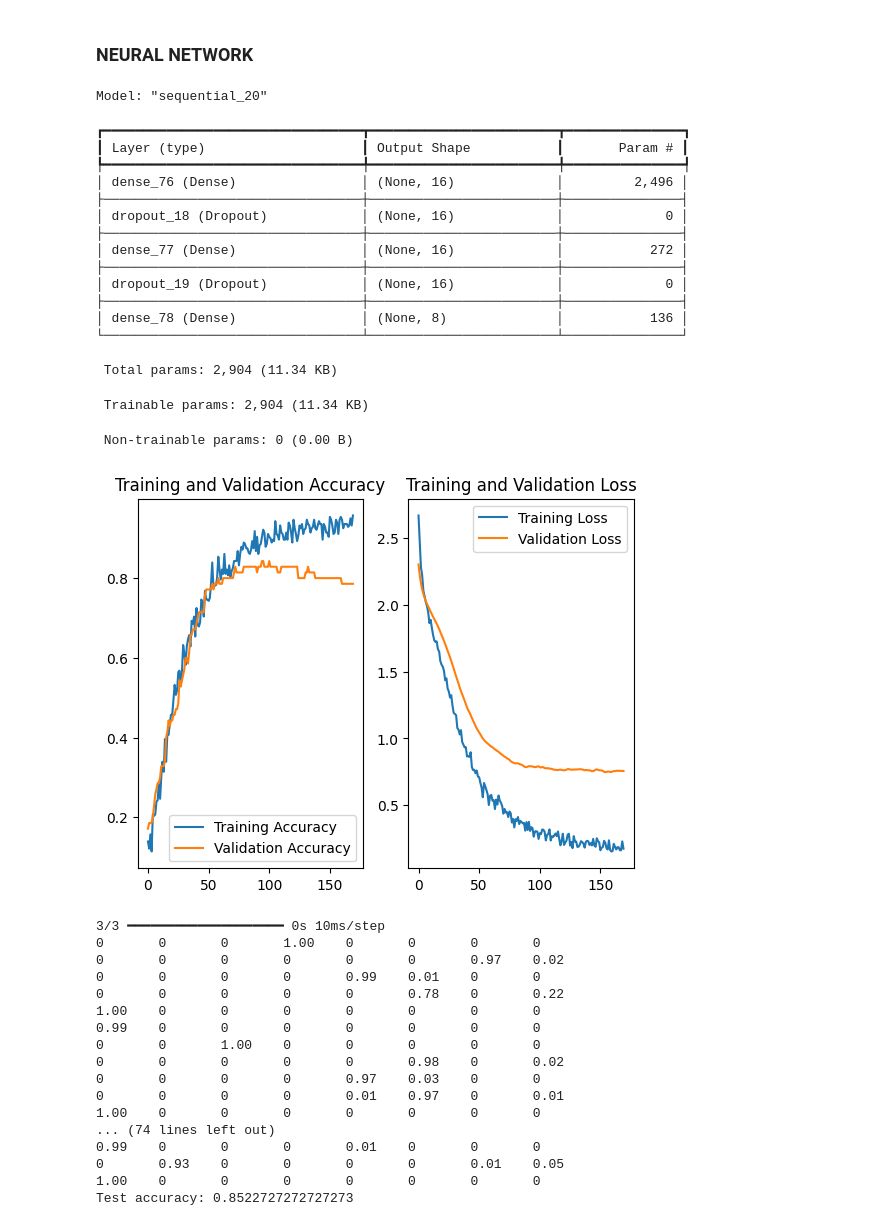
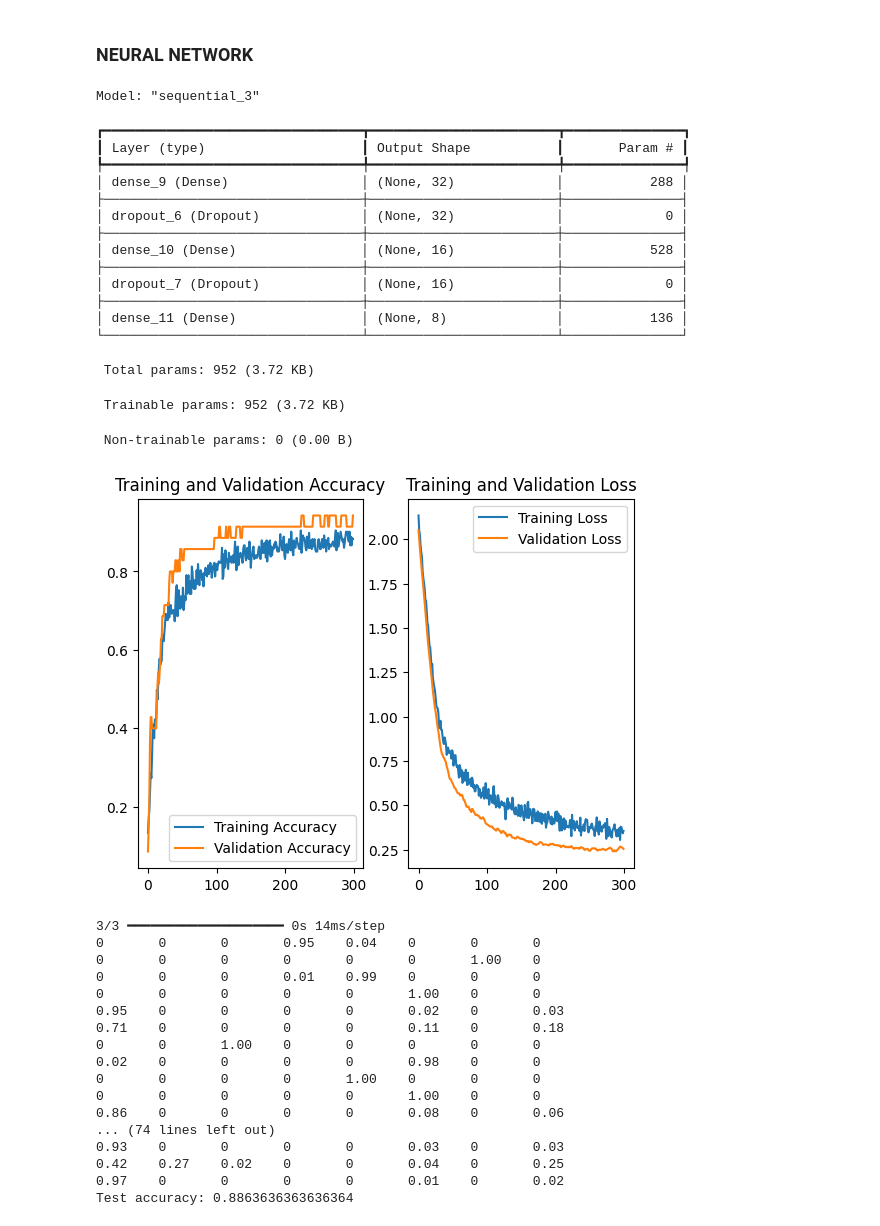
Before and after one commit to eliot-christon/robot-speech-to-speech, a Jupyter notebook: Tools/Evaluation/T4/new_eval.ipynb, the cells around one changed output. Cells and saved outputs as stored; diff of their text form; code cells hidden in the pictures.

```diff
--- a/Tools/Evaluation/T4/new_eval.ipynb
+++ b/Tools/Evaluation/T4/new_eval.ipynb
@@ -245,7 +245,7 @@ SHAPES ===================================
   test_sentence_embeddings    (438, 4096)
   test_sentence_similarity    (5, 438)
 # %%
-X = np.concatenate([X_pca, test_sentence_similarity.T], axis=1)
+X = np.concatenate([X_tsne, test_sentence_similarity.T], axis=1)
 scaler = StandardScaler()
 X = scaler.fit_transform(X)
 y_str = action_df['action']
@@ -300,7 +299,7 @@ Sentence - True Label - Predicted Label
 num_classes = len(y_str.unique())
 
 model = Sequential([
-    layers.Dense(16, activation='relu', input_shape=(X_train.shape[1],)),
+    layers.Dense(32, activation='relu', input_shape=(X_train.shape[1],)),
     layers.Dropout(0.2),
     layers.Dense(16, activation='relu'),
     layers.Dropout(0.2),
@@ -315,8 +314,8 @@ model.summary()
 
 y_train_int = encode_y(y_train, dict_str_num)
 
-epochs = 170
-history = model.fit(X_train, y_train_int, epochs=epochs, validation_split=0.2, verbose=0)
+epochs = 300
+history = model.fit(X_train, y_train_int, epochs=epochs, validation_split=0.1, verbose=0)
 
 
 
@@ -341,56 +340,56 @@ plt.plot(epochs_range, val_loss, label='Validation Loss')
 plt.legend(loc='upper right')
 plt.title('Training and Validation Loss')
 plt.show()
 
 
 
 
 
 y_pred_probas = model.predict(X_test)
 # argmax if proba above threshold, else 'Unknown' (-100)
 pretty_print_matrix(y_pred_probas, num_spaces=4)
 y_pred_int = np.array([np.argmax(probas) if np.max(probas) > 0.3 else dict_str_num["Unknown"] for probas in y_pred_probas])
 y_pred = decode_y(y_pred_int, dict_num_str)
 
 test_accuracy = np.mean(y_pred == y_test)
 print(f"Test accuracy: {test_accuracy}")
 
 plot_confusion_matrix(y_test, y_pred, y_str.unique())
 
 print_bad_predictions(y_test, y_pred, X_test, X)
 # %% [output]
-Model: "sequential_20"
+Model: "sequential_3"
 ┏━━━━━━━━━━━━━━━━━━━━━━━━━━━━━━━━━┳━━━━━━━━━━━━━━━━━━━━━━━━┳━━━━━━━━━━━━━━━┓
 ┃ Layer (type)                    ┃ Output Shape           ┃       Param # ┃
 ┡━━━━━━━━━━━━━━━━━━━━━━━━━━━━━━━━━╇━━━━━━━━━━━━━━━━━━━━━━━━╇━━━━━━━━━━━━━━━┩
-│ dense_76 (Dense)                │ (None, 16)             │         2,496 │
+│ dense_9 (Dense)                 │ (None, 32)             │           288 │
 ├─────────────────────────────────┼────────────────────────┼───────────────┤
-│ dropout_18 (Dropout)            │ (None, 16)             │             0 │
+│ dropout_6 (Dropout)             │ (None, 32)             │             0 │
 ├─────────────────────────────────┼────────────────────────┼───────────────┤
-│ dense_77 (Dense)                │ (None, 16)             │           272 │
+│ dense_10 (Dense)                │ (None, 16)             │           528 │
 ├─────────────────────────────────┼────────────────────────┼───────────────┤
-│ dropout_19 (Dropout)            │ (None, 16)             │             0 │
+│ dropout_7 (Dropout)             │ (None, 16)             │             0 │
 ├─────────────────────────────────┼────────────────────────┼───────────────┤
-│ dense_78 (Dense)                │ (None, 8)              │           136 │
+│ dense_11 (Dense)                │ (None, 8)              │           136 │
 └─────────────────────────────────┴────────────────────────┴───────────────┘
- Total params: 2,904 (11.34 KB)
+ Total params: 952 (3.72 KB)
- Trainable params: 2,904 (11.34 KB)
+ Trainable params: 952 (3.72 KB)
  Non-trainable params: 0 (0.00 B)
-[figure, old version]
+[figure, new version]
-3/3 ━━━━━━━━━━━━━━━━━━━━ 0s 10ms/step
-0       0       0       1.00    0       0       0       0
-0       0       0       0       0       0       0.97    0.02
-0       0       0       0       0.99    0.01    0       0
-0       0       0       0       0       0.78    0       0.22
-1.00    0       0       0       0       0       0       0
-0.99    0       0       0       0       0       0       0
+3/3 ━━━━━━━━━━━━━━━━━━━━ 0s 14ms/step
+0       0       0       0.95    0.04    0       0       0
+0       0       0       0       0       0       1.00    0
+0       0       0       0.01    0.99    0       0       0
+0       0       0       0       0       1.00    0       0
+0.95    0       0       0       0       0.02    0       0.03
+0.71    0       0       0       0       0.11    0       0.18
 0       0       1.00    0       0       0       0       0
-0       0       0       0       0       0.98    0       0.02
-0       0       0       0       0.97    0.03    0       0
-0       0       0       0       0.01    0.97    0       0.01
-1.00    0       0       0       0       0       0       0
+0.02    0       0       0       0       0.98    0       0
+0       0       0       0       1.00    0       0       0
+0       0       0       0       0       1.00    0       0
+0.86    0       0       0       0       0.08    0       0.06
 ... (74 lines left out)
-0.99    0       0       0       0.01    0       0       0
-0       0.93    0       0       0       0       0.01    0.05
-1.00    0       0       0       0       0       0       0
-Test accuracy: 0.8522727272727273
+0.93    0       0       0       0       0.03    0       0.03
+0.42    0.27    0.02    0       0       0.04    0       0.25
+0.97    0       0       0       0       0.01    0       0.02
+Test accuracy: 0.8863636363636364
```
Also changed, not shown: parts of 4 cells of this notebook.
